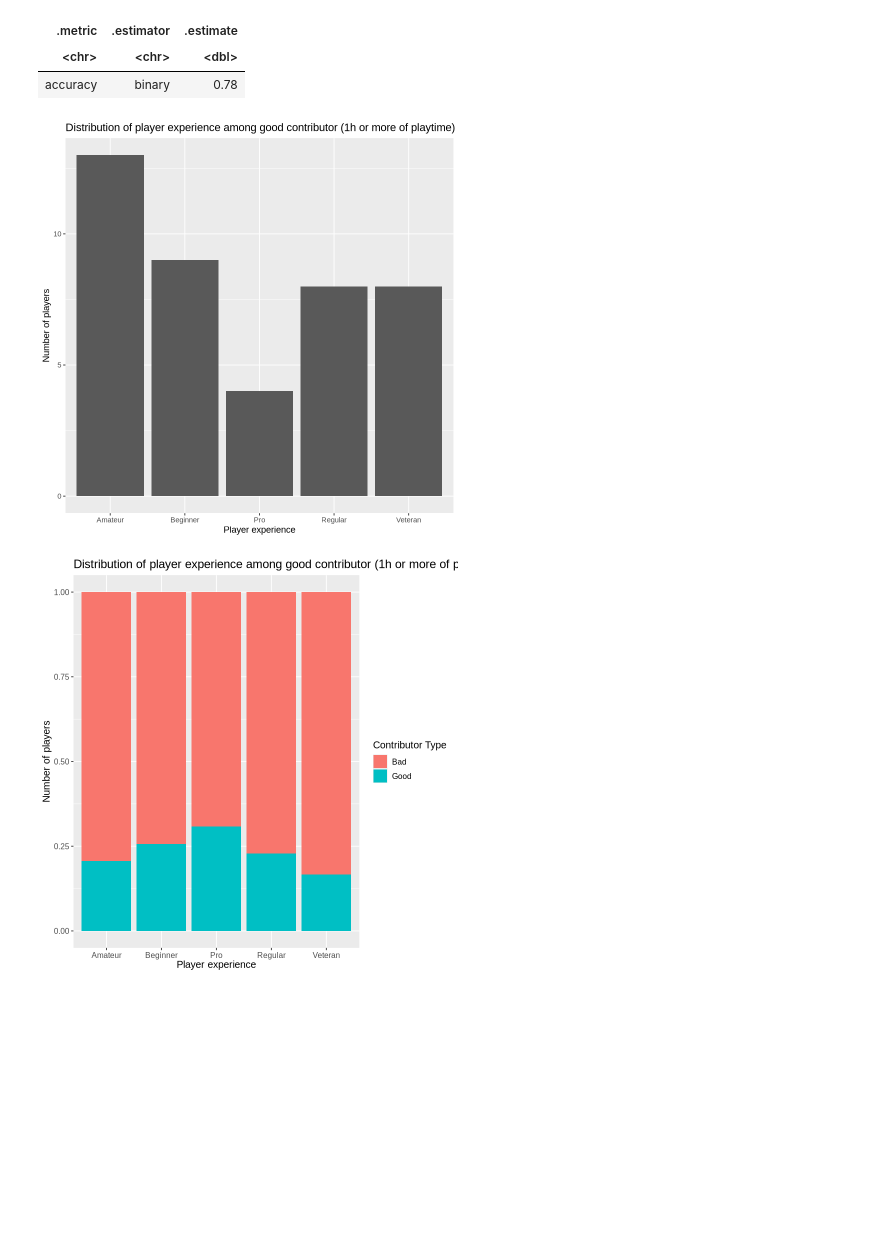
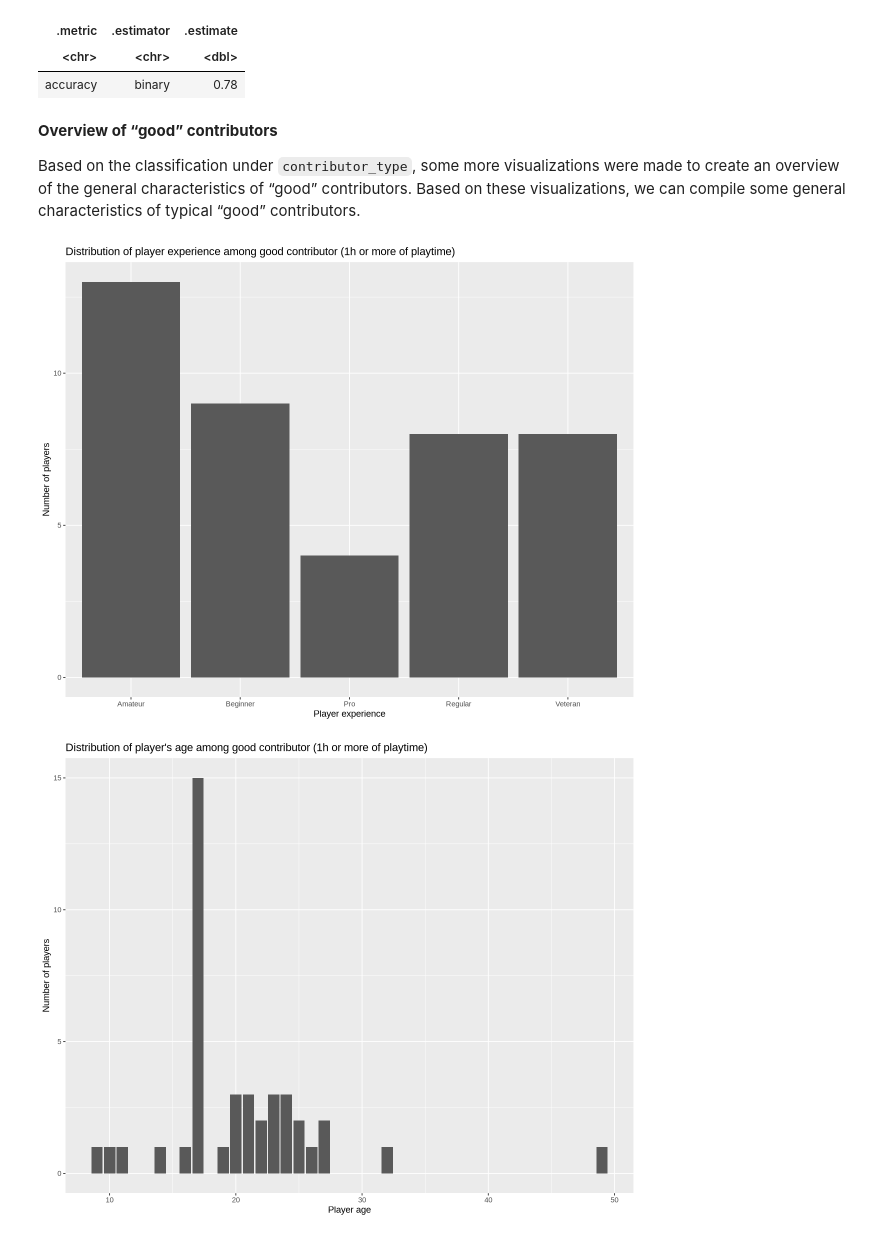
Before and after one commit to H-Isabelle/dsci100-group-project, a Jupyter notebook: FinalReport.ipynb, the cells around one changed output. Cells and saved outputs as stored; diff of their text form; code cells hidden in the pictures; blank space fills up the shorter version.

```diff
--- a/FinalReport.ipynb
+++ b/FinalReport.ipynb
@@ -519,6 +565,10 @@ A tibble: 1 × 3
 | .metric | .estimator | .estimate |
 | <chr> | <chr> | <dbl> |
 | accuracy | binary | 0.78 |
+# %% [markdown]
+**Overview of “good” contributors**
+
+Based on the classification under `contributor_type`, some more visualizations were made to create an overview of the general characteristics of “good” contributors. Based on these visualizations, we can compile some general characteristics of typical “good” contributors.
 # %%
 # Visualizations exploring the characteristics of "good" contributors
 
@@ -540,11 +590,6 @@ experience_plot <- goodcontributors_experience |>
     labs(x= "Player experience", y= "Number of players", title= "Distribution of player experience among good contributor (1h or more of playtime)")
 experience_plot
 
-#percentage
-ggplot(labelled_data, aes(x = experience, fill = contributor_type)) +
-geom_bar(stat = "count", position = "fill") +
-labs(x= "Player experience", y= "Number of players", fill = "Contributor Type", title= "Distribution of player experience among good contributor (1h or more of playtime)") +
-theme(text = element_text(size = 12))
 
 # 2. age
 
@@ -559,49 +604,33 @@ age_plot <- goodcontributors_age |>
     labs(x= "Player age", y= "Number of players", title= "Distribution of player's age among good contributor (1h or more of playtime)")
 age_plot
 
-#percentage
-ggplot(labelled_data, aes(x = age, fill = contributor_type)) +
-geom_bar(stat = "count", position = "fill") +
-labs(x= "Player age", y= "Number of players", fill = "Contributor Type", title= "Distribution of player experience among good contributor (1h or more of playtime)") +
-theme(text = element_text(size = 12))
 
 # 3. GENDER
 
 goodcontributors_gender <- good_contributors |>
     group_by(gender) |>
     count()
 #goodcontributors_gender
 
 gender_plot <- goodcontributors_gender |>
     ggplot(aes(x= gender, y= n)) +
     geom_bar(stat= "identity") +
     labs(x= "Player gender", y= "Number of players", title= "Distribution of player's gender among good contributor (1h or more of playtime)")
 gender_plot
 
-#percentage
-ggplot(labelled_data, aes(x = gender, fill = contributor_type)) +
-geom_bar(stat = "count", position = "fill") +
-labs(x= "Player gender", y= "Number of players", fill = "Contributor Type", title= "Distribution of player experience among good contributor (1h or more of playtime)") +
-theme(text = element_text(size = 12))
 
 # 4. SUBSCRIBE
 
 goodcontributors_sub <- good_contributors |>
     group_by(subscribe) |>
     count()
 #goodcontributors_sub
 
 sub_plot <- goodcontributors_sub |>
     ggplot(aes(x= subscribe, y= n)) +
     geom_bar(stat= "identity") +
     labs(x= "Player subcription status", y= "Number of players", title= "Distribution of player's subscription status among good contributor (1h or more of playtime)")
 sub_plot
-
-#Percentage
-ggplot(labelled_data, aes(x = subscribe, fill = contributor_type)) +
-geom_bar(stat = "count", position = "fill") +
-labs(x= "Player subcription status", y= "Number of players", fill = "Contributor Type", title= "Distribution of player experience among good contributor (1h or more of playtime)") +
-theme(text = element_text(size = 12))
 # %% [output]
-[figure, old version]
+[figure, new version]
-[figure, old version]
+[figure, new version]
```
Also changed, not shown: parts of 13 cells of this notebook.
